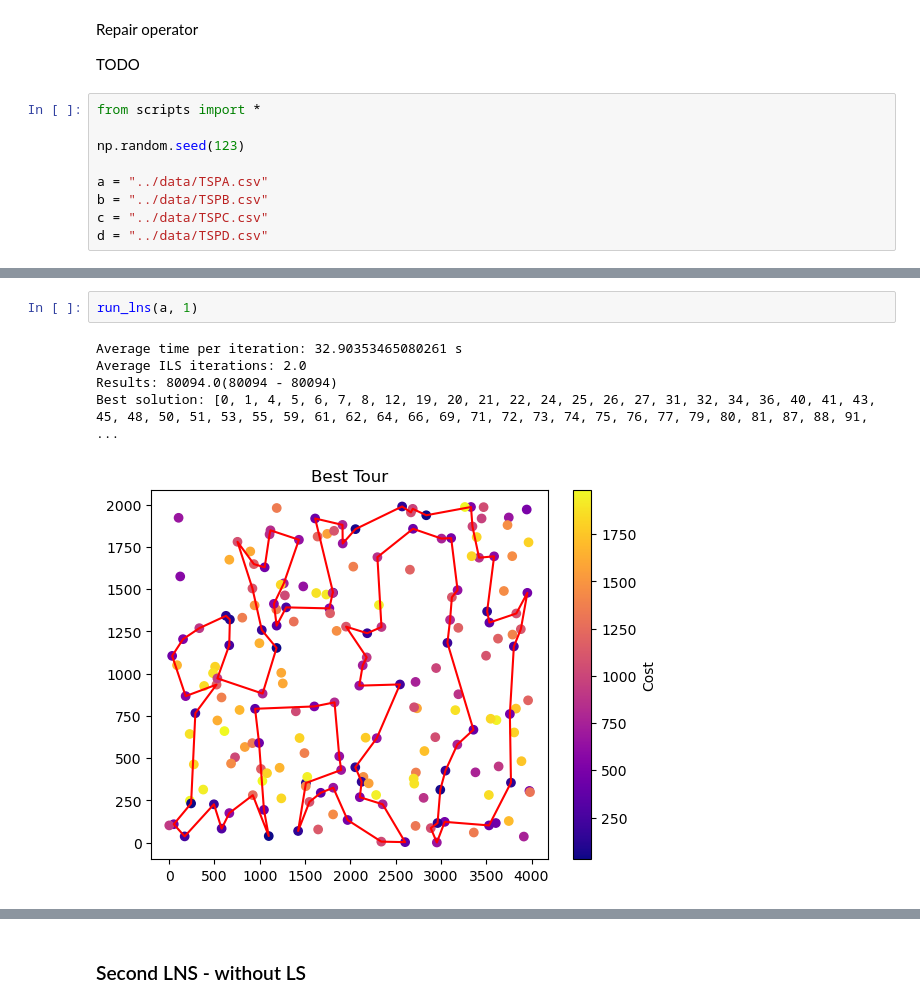
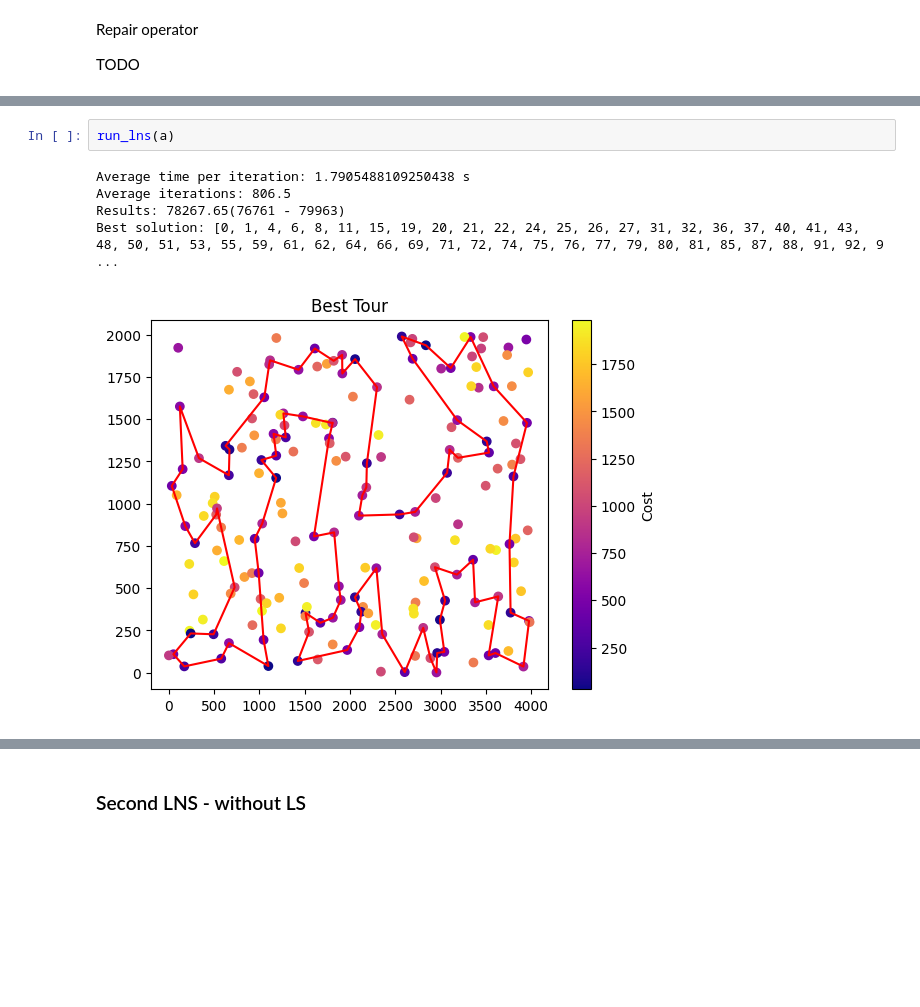
Before and after one commit to Oskshust/evo_comp, a Jupyter notebook: 7/raport.ipynb, the cells around one changed output, grey strips where cells are left out. Saved outputs shown, nothing was run; the diff lists cells and outputs as text; blank space fills up the shorter version.

```diff
--- a/7/raport.ipynb
+++ b/7/raport.ipynb
@@ -44,12 +44,3 @@ TODO
 Repair operator
 
 TODO
-# %%
-from scripts import *
-
-np.random.seed(123)
-
-a = "../data/TSPA.csv"
-b = "../data/TSPB.csv"
-c = "../data/TSPC.csv"
-d = "../data/TSPD.csv"
@@ -71,8 +47,8 @@ print(r)
 # %%
-run_lns(a, 1)
+run_lns(a)
 # %% [output]
-Average time per iteration: 32.90353465080261 s
-Average ILS iterations: 2.0
-Results: 80094.0(80094 - 80094)
-Best solution: [0, 1, 4, 5, 6, 7, 8, 12, 19, 20, 21, 22, 24, 25, 26, 27, 31, 32, 34, 36, 40, 41, 43, 45, 48, 50, 51, 53, 55, 59, 61, 62, 64, 66, 69, 71, 72, 73, 74, 75, 76, 77, 79, 80, 81, 87, 88, 91, ...
+Average time per iteration: 1.7905488109250438 s
+Average iterations: 806.5
+Results: 78267.65(76761 - 79963)
+Best solution: [0, 1, 4, 6, 8, 11, 15, 19, 20, 21, 22, 24, 25, 26, 27, 31, 32, 36, 37, 40, 41, 43, 48, 50, 51, 53, 55, 59, 61, 62, 64, 66, 69, 71, 72, 74, 75, 76, 77, 79, 80, 81, 85, 87, 88, 91, 92, 9 ...
-[figure, old version]
+[figure, new version]
```
Also changed, not shown: parts of 11 cells of this notebook.
